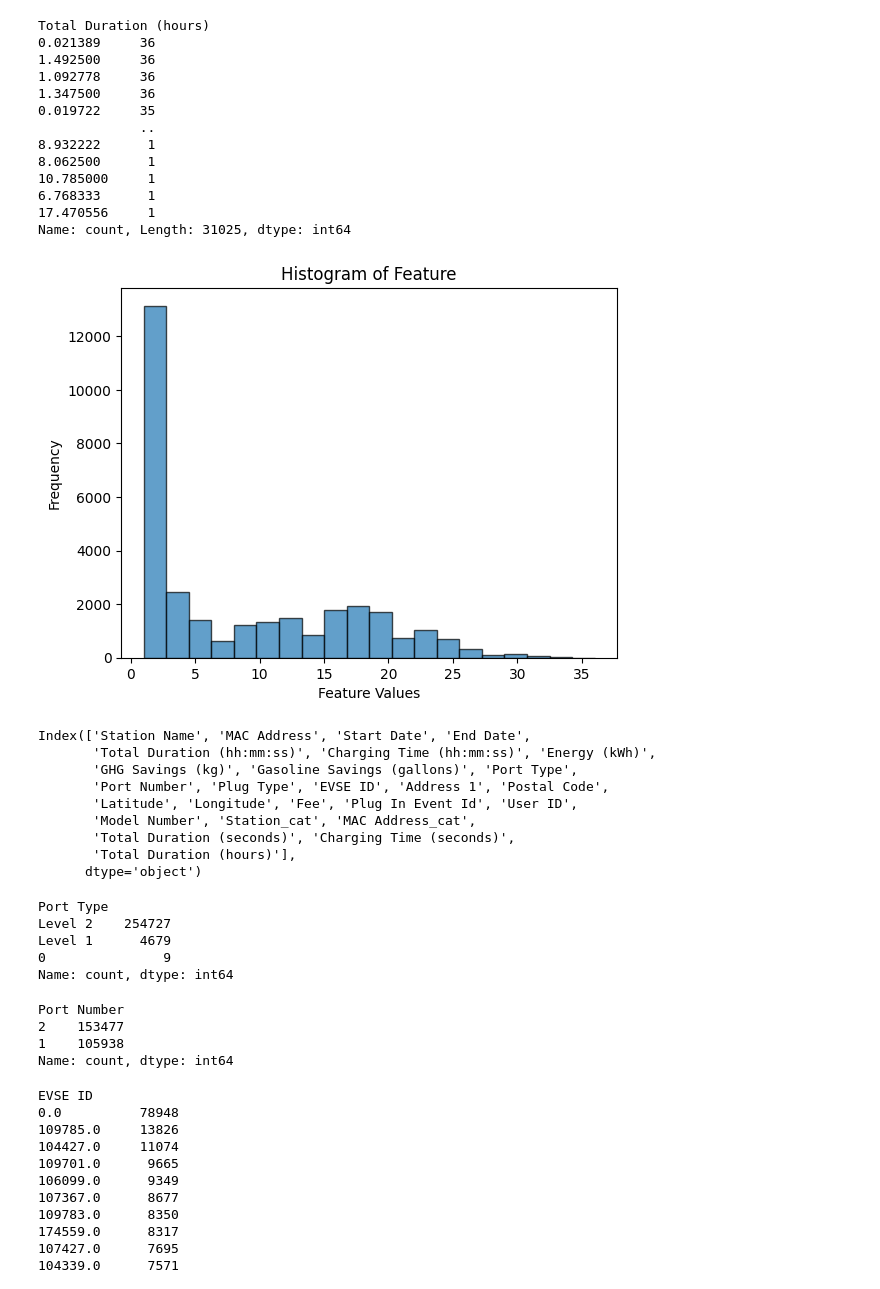
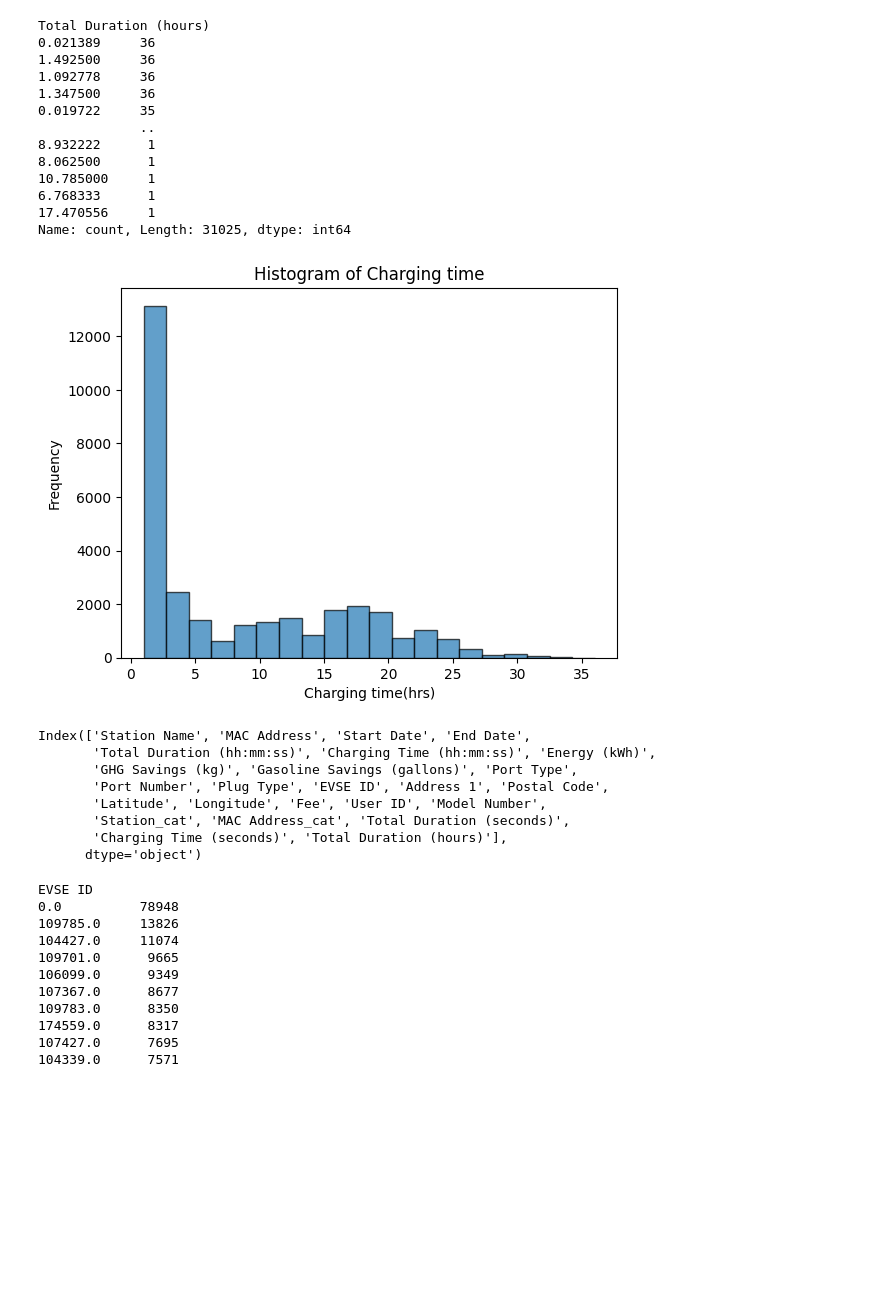
Before and after one commit to natvar55/IT496_Data_Voyagers_Project1, a Jupyter notebook: cp_202101203.ipynb, the cells around one changed output. Drawn from its saved outputs; the diff is of its cells as text; code cells hidden in the pictures; blank space fills up the shorter version.

Commit message:
Added some graphs and did some in depth EDA

```diff
--- a/cp_202101203.ipynb
+++ b/cp_202101203.ipynb
@@ -115,7 +49,7 @@ Data Preprocessing
 # %% [markdown]
 Removing unnecessary columns
 # %%
-df.drop(columns=['Org Name','Transaction Date (Pacific Time)','City','State/Province','Country','Driver Postal Code','System S/N','County','Ended By','Currency','End Time Zone','Start Time Zone'], inplace=True)
+df.drop(columns=['Org Name','Transaction Date (Pacific Time)','City','State/Province','Country','Driver Postal Code','System S/N','County','Ended By','Currency','End Time Zone','Start Time Zone','Plug In Event Id'], inplace=True)
 # %%
 df.shape
 # %% [output]
@@ -354,11 +284,11 @@ df_cnt_h.plot(kind = 'pie', colors=piec_colors, autopct = '%1.2f%%')
 # %%
 plt.hist(df_cnt_h, bins=20, edgecolor='k', alpha=0.7)
-plt.xlabel('Feature Values')
+plt.xlabel('Charging time(hrs)')
 plt.ylabel('Frequency')
-plt.title('Histogram of Feature')
+plt.title('Histogram of Charging time')
 plt.show()
 # %% [output]
-[figure, old version]
+[figure, new version]
 # %%
 df.columns
 # %% [output]
@@ -366,25 +296,7 @@ Index(['Station Name', 'MAC Address', 'Start Date', 'End Date',
        'Total Duration (hh:mm:ss)', 'Charging Time (hh:mm:ss)', 'Energy (kWh)',
        'GHG Savings (kg)', 'Gasoline Savings (gallons)', 'Port Type',
        'Port Number', 'Plug Type', 'EVSE ID', 'Address 1', 'Postal Code',
-       'Latitude', 'Longitude', 'Fee', 'Plug In Event Id', 'User ID',
-       'Model Number', 'Station_cat', 'MAC Address_cat',
-       'Total Duration (seconds)', 'Charging Time (seconds)',
-       'Total Duration (hours)'],
+       'Latitude', 'Longitude', 'Fee', 'User ID', 'Model Number',
+       'Station_cat', 'MAC Address_cat', 'Total Duration (seconds)',
+       'Charging Time (seconds)', 'Total Duration (hours)'],
       dtype='object')
-# %%
-df1=df['Port Type'].value_counts()
-df1
-# %% [output]
-Port Type
-Level 2    254727
-Level 1      4679
-0               9
-Name: count, dtype: int64
-# %%
-df1=df['Port Number'].value_counts()
-df1
-# %% [output]
-Port Number
-2    153477
-1    105938
-Name: count, dtype: int64
```
Also changed, not shown: parts of 36 cells of this notebook, 1 other file.
